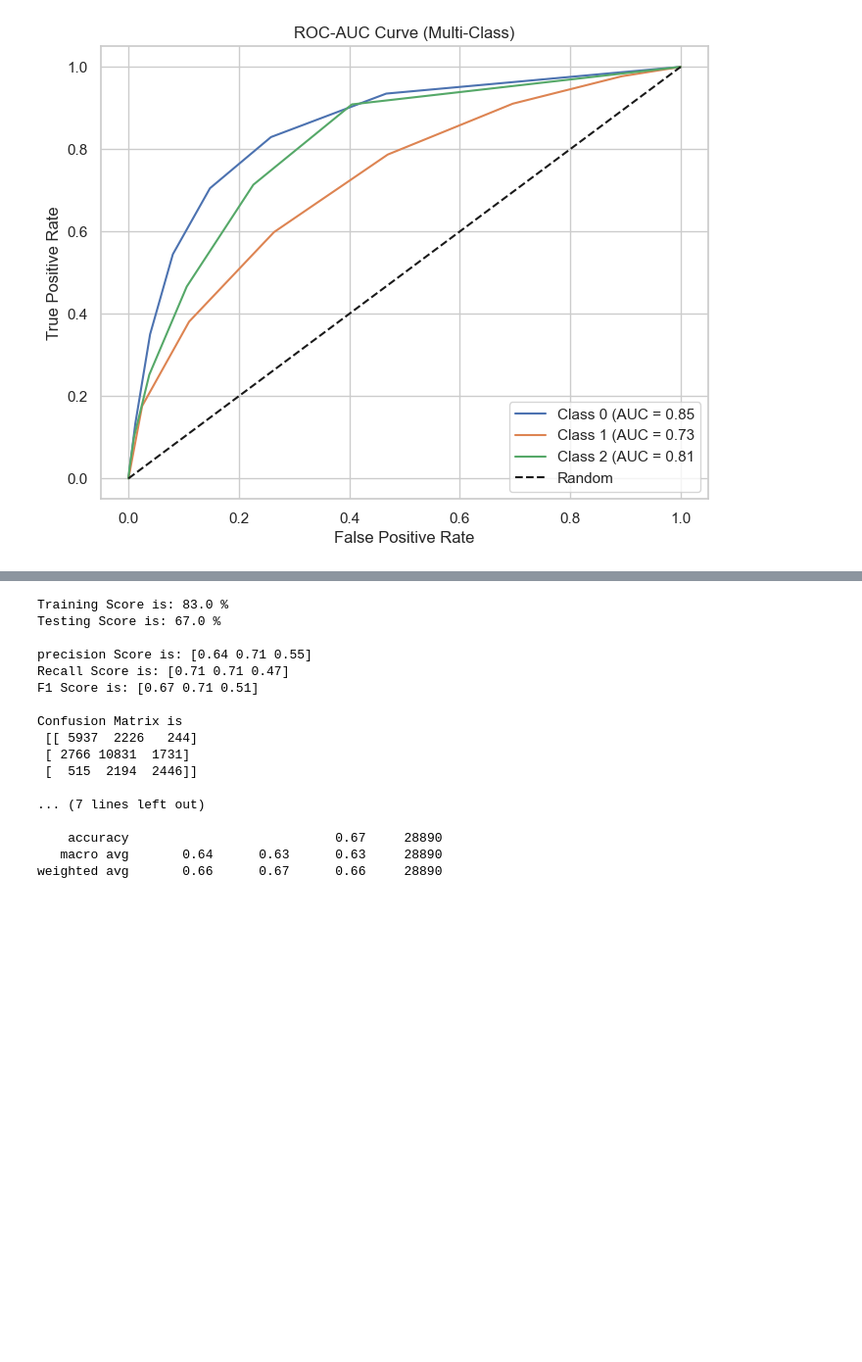
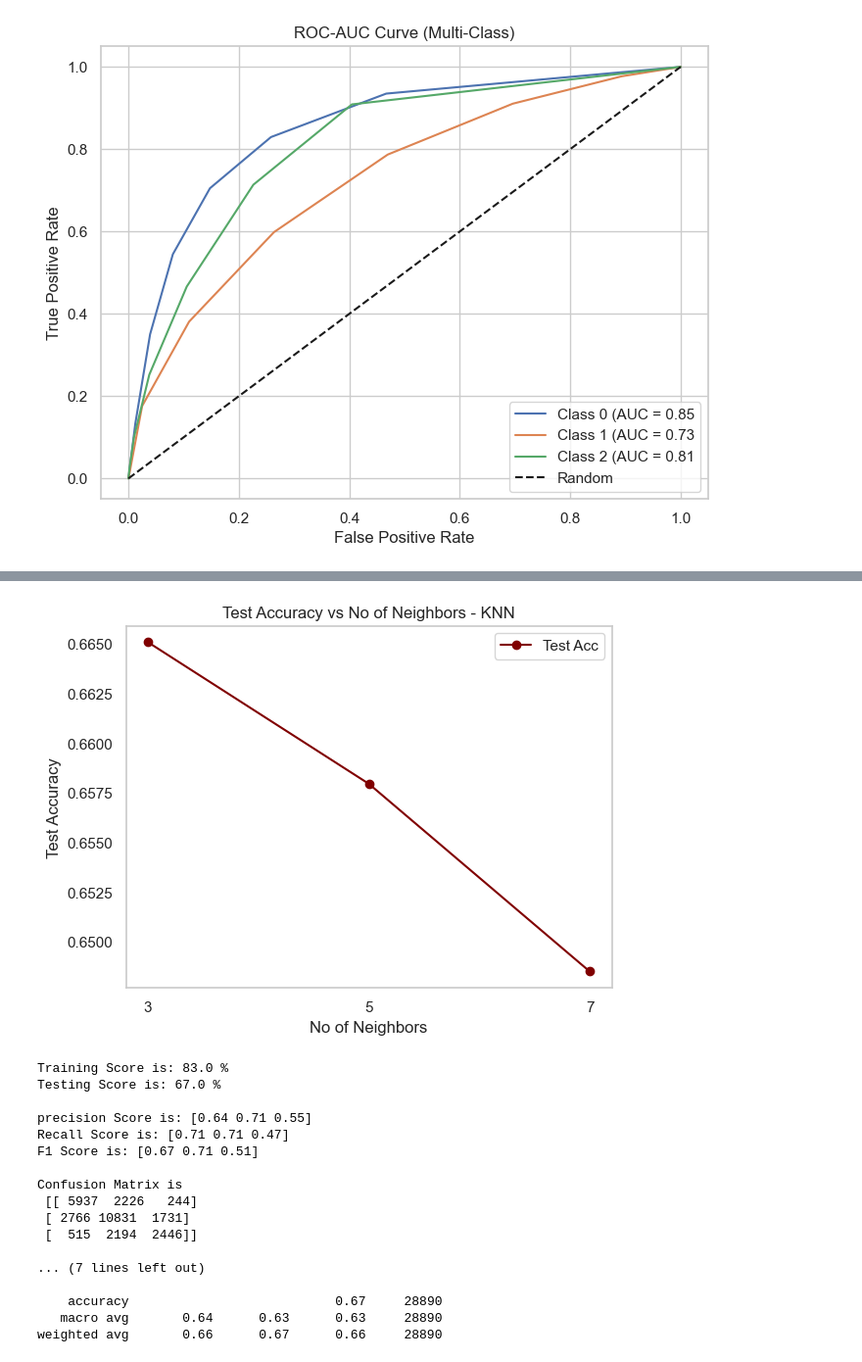
Before and after one commit to RakeshHansrajani/Credit_Score_Classification, a Jupyter notebook: Credit_Score_Classification.ipynb, the cells around one changed output, grey strips where cells are left out. Shown at 98% size. Drawn from its saved outputs; the diff is of its cells as text; code cells hidden in the pictures; blank space fills up the shorter version.

```diff
--- a/Credit_Score_Classification.ipynb
+++ b/Credit_Score_Classification.ipynb
@@ -1365,10 +1499,10 @@ update_score_card(model_name = 'Decision Tree Classifier')
 # %%
 # Decision Tree with Pruning
 # %%
-# hparams = {'criterion':['gini','entropy','log_loss'],
-#           'max_depth':[8,9,10,11,12,14],
-#           'min_samples_split':[8,10,12,14,15,16,20]}
+hparams = {'criterion':['gini','entropy','log_loss'],
+          'max_depth':[8,9,10,11,12,14],
+          'min_samples_split':[8,10,12,14,15,16,20]}
 
-# dt_rs = DecisionTreeClassifier()
-# rscv = RandomizedSearchCV(dt_rs,param_distributions=hparams,scoring='accuracy',n_iter=20)
-# rscv.fit(x_train,y_train)
+dt_rs = DecisionTreeClassifier()
+rscv = RandomizedSearchCV(dt_rs,param_distributions=hparams,scoring='accuracy',n_iter=20)
+rscv.fit(x_train,y_train)
@@ -1721,22 +1870,24 @@ update_score_card(model_name = 'KNN')
 # %%
 # To find optimal number of neighbors for KNN
 # %%
-# neighbors = list(range(3,15,2))
-# knn_acc = []
-# for i in neighbors:
-#     m = KNeighborsClassifier(n_neighbors=i)
-#     m.fit(x_train,y_train)
-#     ypred = m.predict(x_test)
-#     knn_acc.append(accuracy_score(y_test,ypred))
+neighbors = list(range(3,9,2))
+knn_acc = []
+for i in neighbors:
+    m = KNeighborsClassifier(n_neighbors=i)
+    m.fit(x_train,y_train)
+    ypred = m.predict(x_test)
+    knn_acc.append(accuracy_score(y_test,ypred))
 # %%
-# plt.plot(neighbors,knn_acc,color='maroon',label='Test Acc',marker='o')
-# plt.title('Test Accuracy vs No of Neighbors - KNN')
-# plt.xlabel('No of Neighbors')
-# plt.ylabel('Test Accuracy')
-# plt.xticks(neighbors)
-# plt.legend()
-# plt.grid()
-# plt.show()
+plt.plot(neighbors,knn_acc,color='maroon',label='Test Acc',marker='o')
+plt.title('Test Accuracy vs No of Neighbors - KNN')
+plt.xlabel('No of Neighbors')
+plt.ylabel('Test Accuracy')
+plt.xticks(neighbors)
+plt.legend()
+plt.grid()
+plt.show()
+# %% [output]
+[figure, added]
 # %%
 knn2 = KNeighborsClassifier(n_neighbors=3)
 eval_model(knn2,x_train,x_test,y_train,y_test)
```
Also changed, not shown: parts of 97 cells of this notebook.
